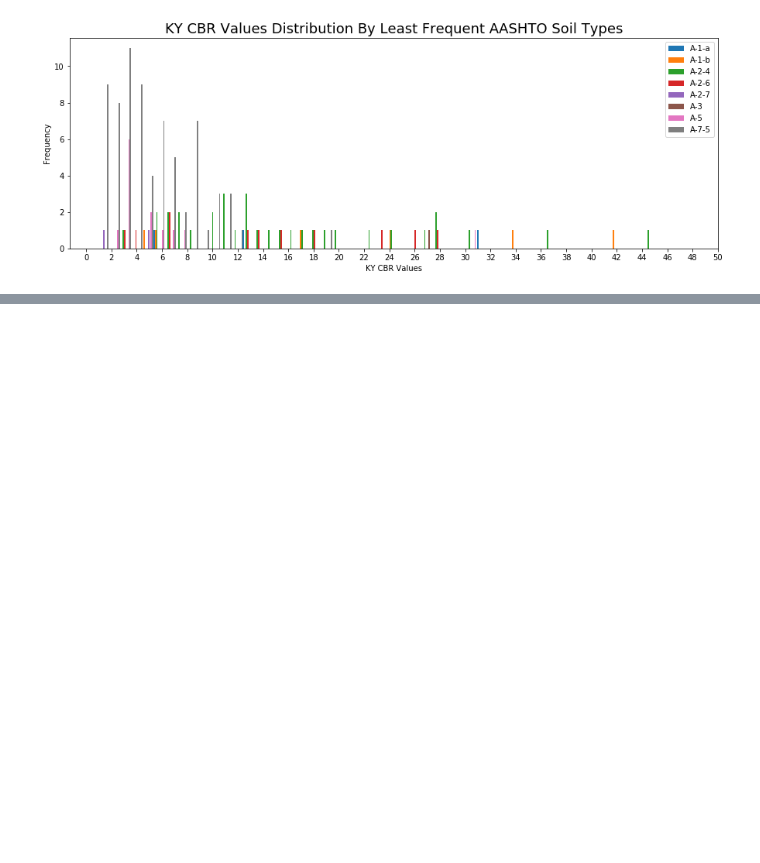
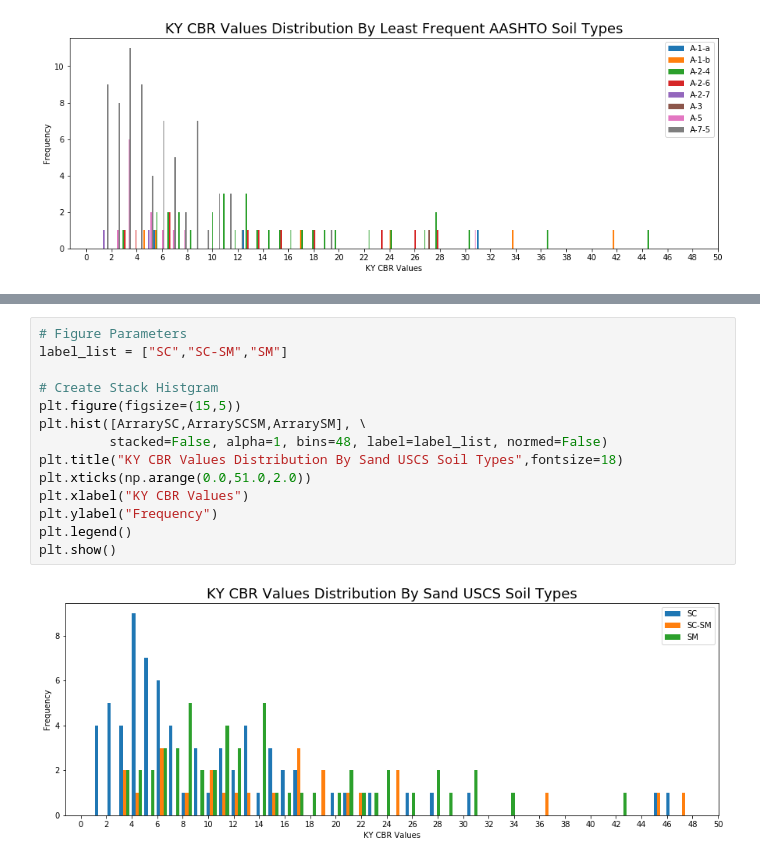
Before and after one commit to claytoncook12/KYTC-CBRAnalysis, a Jupyter notebook: KYTC CBR Data Analysis.ipynb, the cells around one changed output, grey strips where cells are left out. Drawn from its saved outputs; the diff is of its cells as text; blank space fills up the shorter version.

```diff
--- a/KYTC CBR Data Analysis.ipynb
+++ b/KYTC CBR Data Analysis.ipynb
@@ -197,0 +264,16 @@ plt.show()
+# %%
+# Figure Parameters
+label_list = ["SC","SC-SM","SM"]
+
+# Create Stack Histgram
+plt.figure(figsize=(15,5))
+plt.hist([ArrarySC,ArrarySCSM,ArrarySM], \
+         stacked=False, alpha=1, bins=48, label=label_list, normed=False)
+plt.title("KY CBR Values Distribution By Sand USCS Soil Types",fontsize=18)
+plt.xticks(np.arange(0.0,51.0,2.0))
+plt.xlabel("KY CBR Values")
+plt.ylabel("Frequency")
+plt.legend()
+plt.show()
+# %% [output]
+[figure, added]
```
Also changed, not shown: parts of 7 cells of this notebook.
